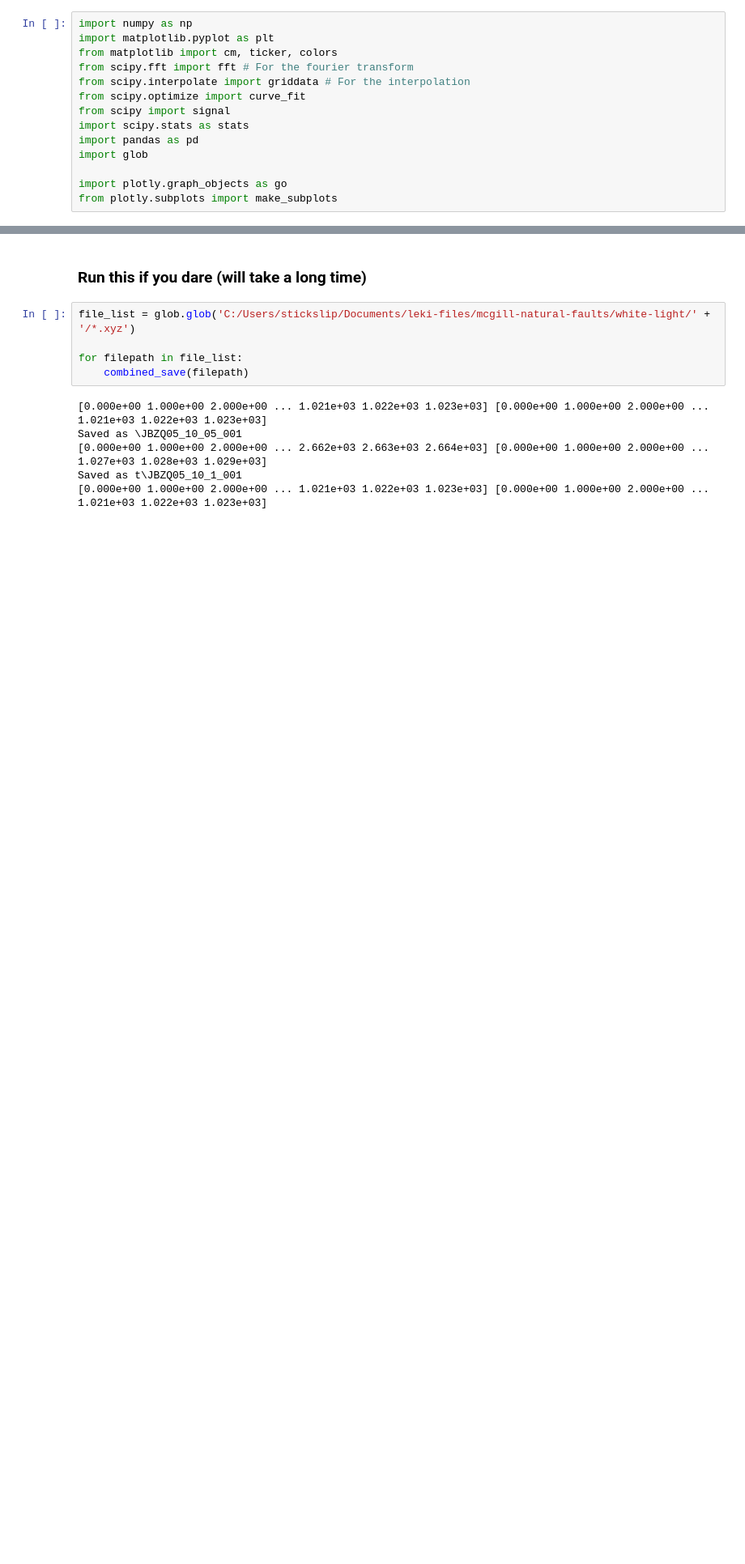
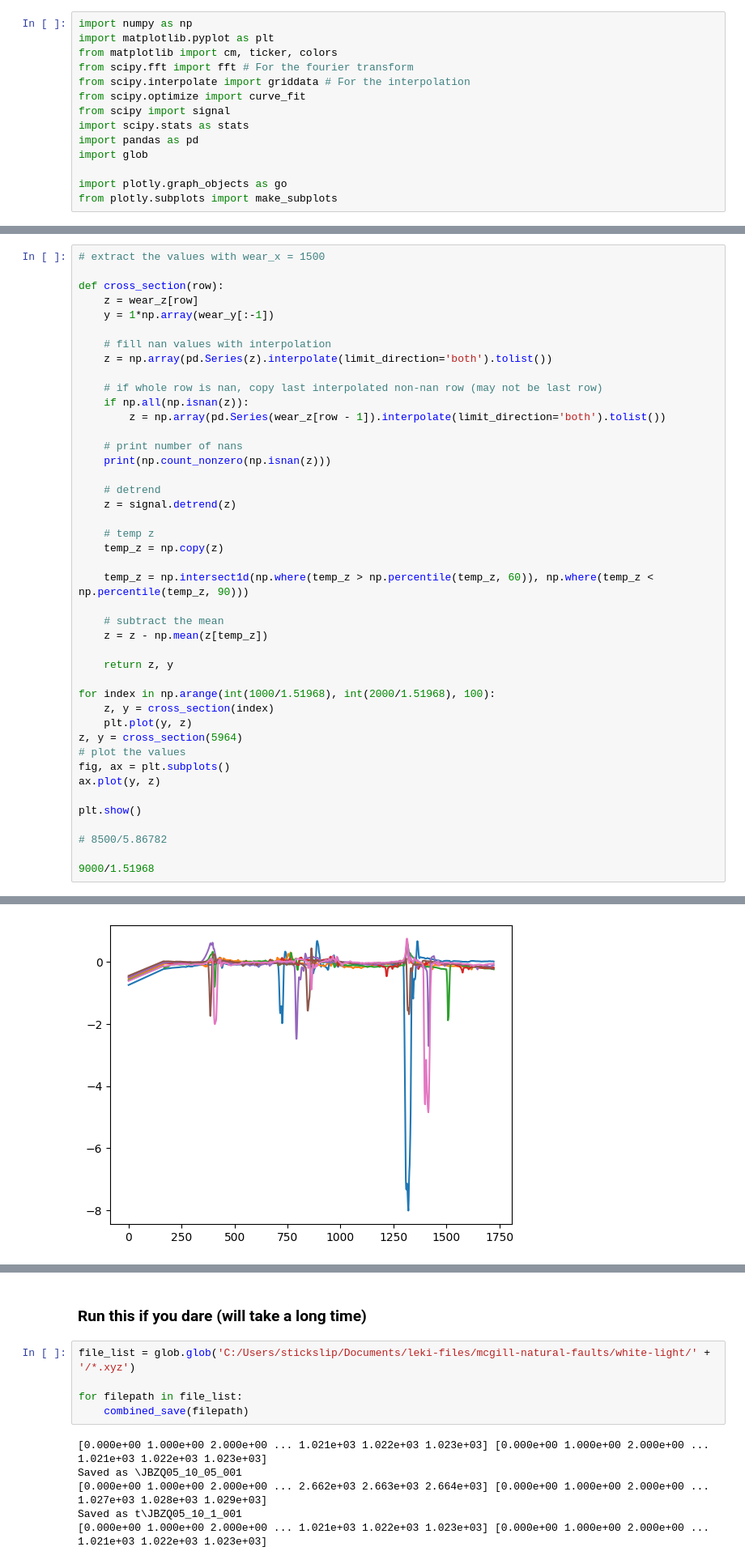
Before and after one commit to LekiYak/mcgill-natural-faults, a Jupyter notebook: src/wli_lab.ipynb, the cells around one changed output, grey strips where cells are left out. Shown at 81% size. Saved outputs shown, nothing was run; the diff lists cells and outputs as text; blank space fills up the shorter version.

```diff
--- a/src/wli_lab.ipynb
+++ b/src/wli_lab.ipynb
@@ -158,0 +180,44 @@ grid_wli(JBZQ05_10_2_003)
+# %%
+# extract the values with wear_x = 1500
+
+def cross_section(row):
+    z = wear_z[row]
+    y = 1*np.array(wear_y[:-1])
+
+    # fill nan values with interpolation
+    z = np.array(pd.Series(z).interpolate(limit_direction='both').tolist())
+
+    # if whole row is nan, copy last interpolated non-nan row (may not be last row)
+    if np.all(np.isnan(z)):
+        z = np.array(pd.Series(wear_z[row - 1]).interpolate(limit_direction='both').tolist())
+
+    # print number of nans
+    print(np.count_nonzero(np.isnan(z)))
+
+    # detrend
+    z = signal.detrend(z)
+
+    # temp z
+    temp_z = np.copy(z)
+
+    temp_z = np.intersect1d(np.where(temp_z > np.percentile(temp_z, 60)), np.where(temp_z < np.percentile(temp_z, 90)))
+
+    # subtract the mean
+    z = z - np.mean(z[temp_z])
+
+    return z, y
+
+for index in np.arange(int(1000/1.51968), int(2000/1.51968), 100):
+    z, y = cross_section(index)
+    plt.plot(y, z)
+z, y = cross_section(5964)
+# plot the values
+fig, ax = plt.subplots()
+ax.plot(y, z)
+
+plt.show()
+
+# 8500/5.86782
+
+9000/1.51968
+# %% [output]
@@ -158,0 +232 @@ grid_wli(JBZQ05_10_2_003)
+[figure, added]
```
Also changed, not shown: parts of 6 cells of this notebook.
